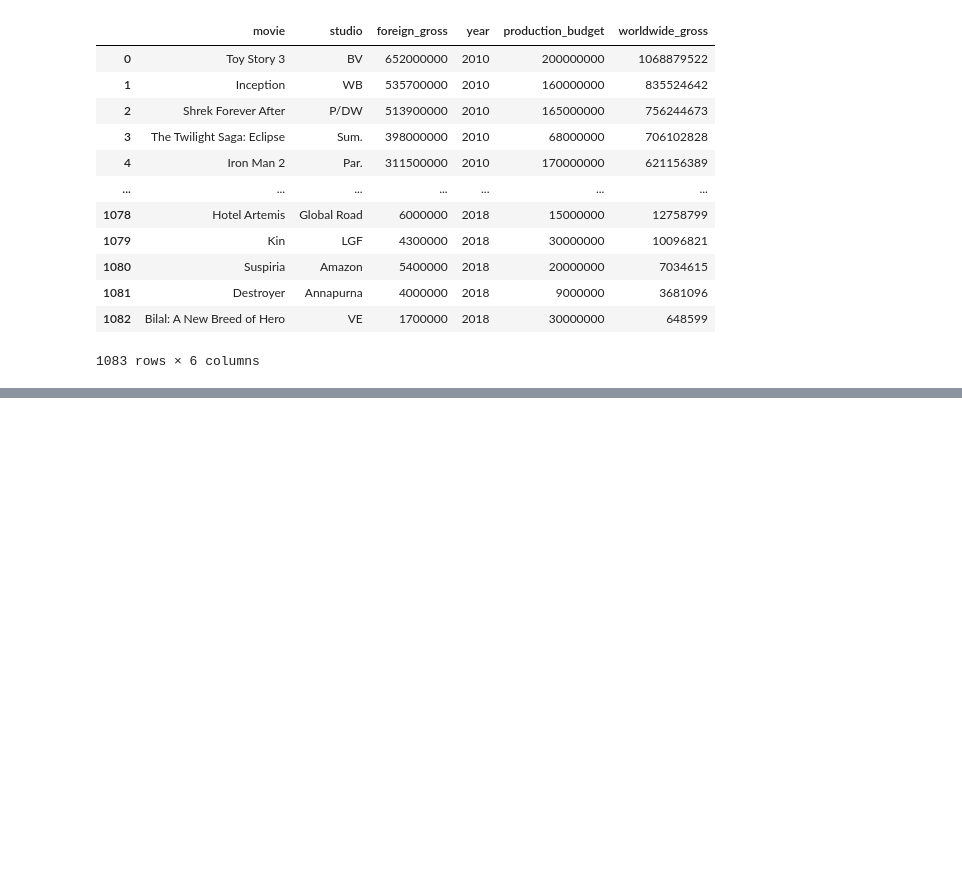
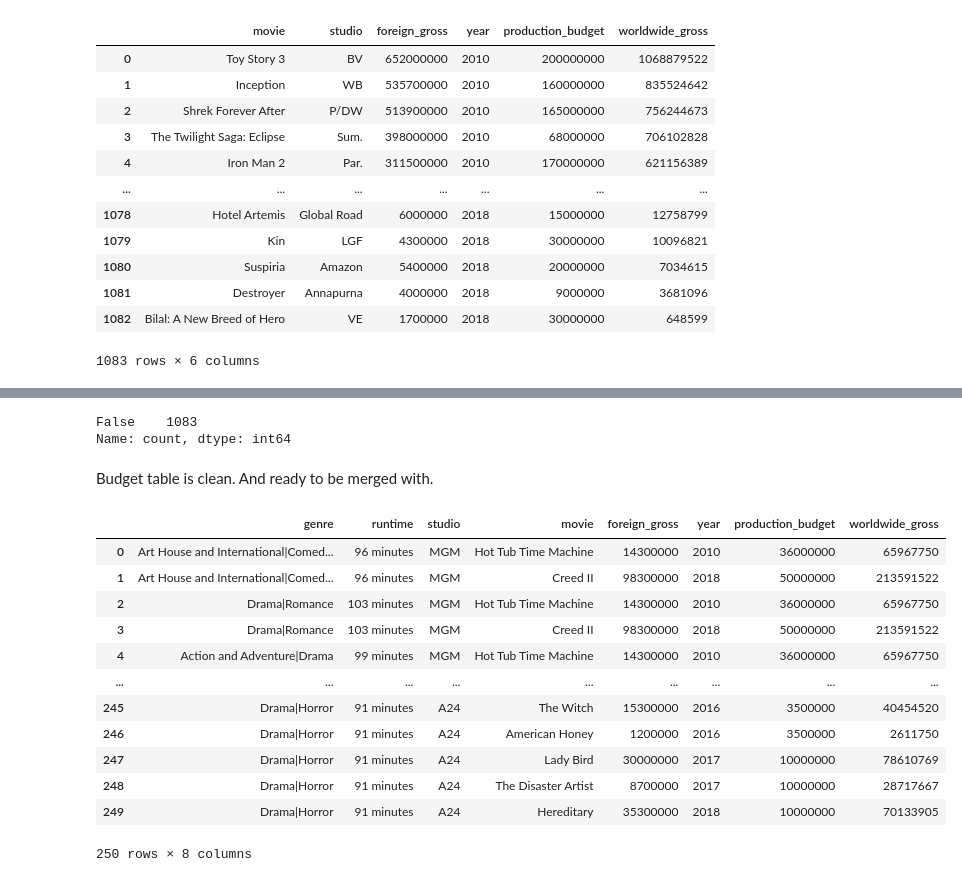
Before and after one commit to wanjikuciku/Phase-1-Project, a Jupyter notebook: project.ipynb, the cells around one changed output, grey strips where cells are left out. Drawn from its saved outputs; the diff is of its cells as text; code cells hidden in the pictures; blank space fills up the shorter version.

```diff
--- a/project.ipynb
+++ b/project.ipynb
@@ -452,0 +449,4 @@ movie_info.shape
+# %%
+# dropping columns i wont use
+movie_info.drop(['synopsis', 'rating','director','currency','writer','theater_date','dvd_date','box_office'],axis=1,inplace=True)
+movie_info
@@ -477,3 +475,6 @@ movie_info.drop_duplicates()
+# %%
+# dropping duplicates
+movie_info.drop_duplicates(keep= False, inplace=True)
 # %%
 movie_info.duplicated().value_counts()
 # %% [output]
@@ -482,0 +490,4 @@ Name: count, dtype: int64
+# %%
+# replacing NAN values with unknown
+movie_info.fillna('Unknown', inplace= True)
+movie_info
@@ -706 +742,25 @@ budget
+# %%
+budget.duplicated().value_counts()
+# %% [output]
+False    1083
+Name: count, dtype: int64
+# %% [markdown]
+Budget table is clean. And ready to be merged with.
+# %%
+budget_genre = pd.merge(movie_info, budget, on='studio')
+budget_genre
+# %% [output]
+|  | genre | runtime | studio | movie | foreign_gross | year | production_budget | worldwide_gross |
+| 0 | Art House and International|Comed... | 96 minutes | MGM | Hot Tub Time Machine | 14300000 | 2010 | 36000000 | 65967750 |
+| 1 | Art House and International|Comed... | 96 minutes | MGM | Creed II | 98300000 | 2018 | 50000000 | 213591522 |
+| 2 | Drama|Romance | 103 minutes | MGM | Hot Tub Time Machine | 14300000 | 2010 | 36000000 | 65967750 |
+| 3 | Drama|Romance | 103 minutes | MGM | Creed II | 98300000 | 2018 | 50000000 | 213591522 |
+| 4 | Action and Adventure|Drama | 99 minutes | MGM | Hot Tub Time Machine | 14300000 | 2010 | 36000000 | 65967750 |
+| ... | ... | ... | ... | ... | ... | ... | ... | ... |
+| 245 | Drama|Horror | 91 minutes | A24 | The Witch | 15300000 | 2016 | 3500000 | 40454520 |
+| 246 | Drama|Horror | 91 minutes | A24 | American Honey | 1200000 | 2016 | 3500000 | 2611750 |
+| 247 | Drama|Horror | 91 minutes | A24 | Lady Bird | 30000000 | 2017 | 10000000 | 78610769 |
+| 248 | Drama|Horror | 91 minutes | A24 | The Disaster Artist | 8700000 | 2017 | 10000000 | 28717667 |
+| 249 | Drama|Horror | 91 minutes | A24 | Hereditary | 35300000 | 2018 | 10000000 | 70133905 |
+250 rows × 8 columns
 # %%
```
Also changed, not shown: parts of 26 cells of this notebook.
